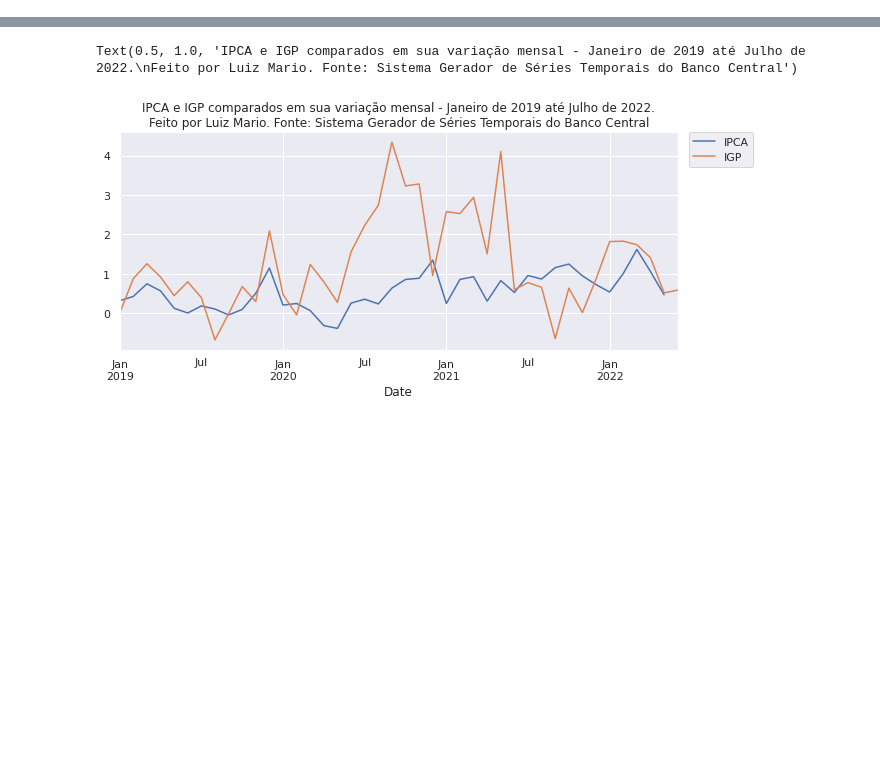
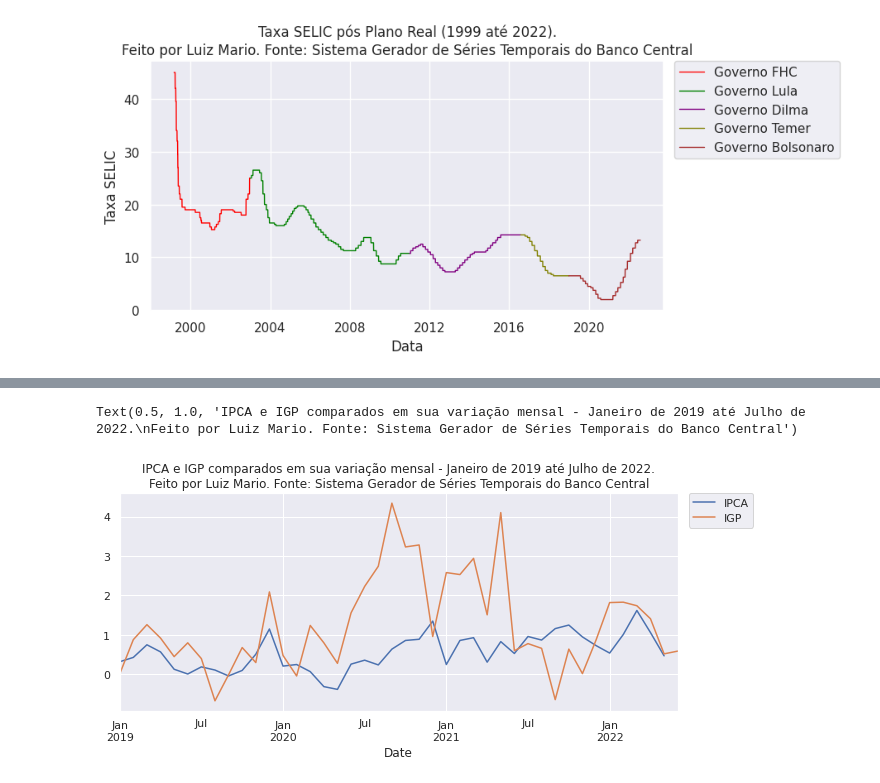
Before and after one commit to luizmarioags/Liga-de-Mercado-Financeiro-UnB, a Jupyter notebook: Graficos_LMF.ipynb, the cells around one changed output, grey strips where cells are left out. Cells and saved outputs as stored; diff of their text form; code cells hidden in the pictures; blank space fills up the shorter version.

```diff
--- a/Graficos_LMF.ipynb
+++ b/Graficos_LMF.ipynb
@@ -29,6 +30,9 @@ import seaborn as sns
 import matplotlib.pyplot as plt
 from scipy.interpolate import make_interp_spline
 from scipy.interpolate import interp1d
+# %%
+# Configurando o plot para ele sair em alta definição
+plt.rcParams['figure.dpi'] = 100
 # %%
 # Importando o módulo de gerador de séries temporais da base do BC
 from bcb import sgs
@@ -60,9 +38,0 @@ Text(0.5, 1.0, 'IPCA em sua variação mensal - Janeiro de 2019 até Julho de 20
-# %%
-# Gráfico comparando a PNAD (Taxa de Desemprego) com o IPCA
-# Pegando os dados
-pnad = sgs.get({'PNDA': 24369}, start = '2019-01-01')
-# Plotando o gráfico
-sns.set_theme()
-sns.set(rc={"figure.figsize":(10, 4)})
-pnad.plot(color = 'blue')
-plt.title('PNDA em sua variação mensal - Janeiro de 2019 até Julho de 2022.\nFeito por Luiz Mario. Fonte: Sistema Gerador de Séries Temporais do Banco Central', loc='center')
@@ -71,0 +225,5 @@ Text(0.5, 1.0, 'PNDA em sua variação mensal - Janeiro de 2019 até Julho de 20
+# %%
+# Taxa Selic
+tx_selic = sgs.get({'Taxa SELIC':432})
+tx_selic.reset_index(inplace=True)
+tx_selic
@@ -71,0 +244,30 @@ Text(0.5, 1.0, 'PNDA em sua variação mensal - Janeiro de 2019 até Julho de 20
+# %%
+# Plotando o grafico
+fig, ax = plt.subplots(figsize=(8,4))
+ax.plot(tx_selic["Date"].iloc[0:1399],
+        tx_selic['Taxa SELIC'].iloc[0:1399],
+        color = 'red',
+        linewidth = 1)
+ax.plot(tx_selic["Date"].iloc[1398:4323],
+        tx_selic['Taxa SELIC'].iloc[1398:4323],
+        color = 'green',
+        linewidth = 1)
+ax.plot(tx_selic["Date"].iloc[4322:6360],
+        tx_selic['Taxa SELIC'].iloc[4322:6360],
+        color = 'purple',
+        linewidth = 1)
+ax.plot(tx_selic["Date"].iloc[6359:7243],
+        tx_selic['Taxa SELIC'].iloc[6359:7243],
+        color = 'olive',
+        linewidth = 1)
+ax.plot(tx_selic["Date"].iloc[7242:],
+        tx_selic['Taxa SELIC'].iloc[7242:],
+        color = 'brown',
+        linewidth = 1)
+plt.title("Taxa SELIC pós Plano Real (1999 até 2022).\nFeito por Luiz Mario. Fonte: Sistema Gerador de Séries Temporais do Banco Central", loc='center')
+ax.set_ylabel("Taxa SELIC")
+ax.set_xlabel("Data")
+plt.legend(labels = ['Governo FHC','Governo Lula','Governo Dilma','Governo Temer','Governo Bolsonaro'], loc = 'upper left', borderaxespad = 0,bbox_to_anchor=(1.02, 1))
+plt.show()
+# %% [output]
+[figure, added]
```
Also changed, not shown: parts of 23 cells of this notebook.
